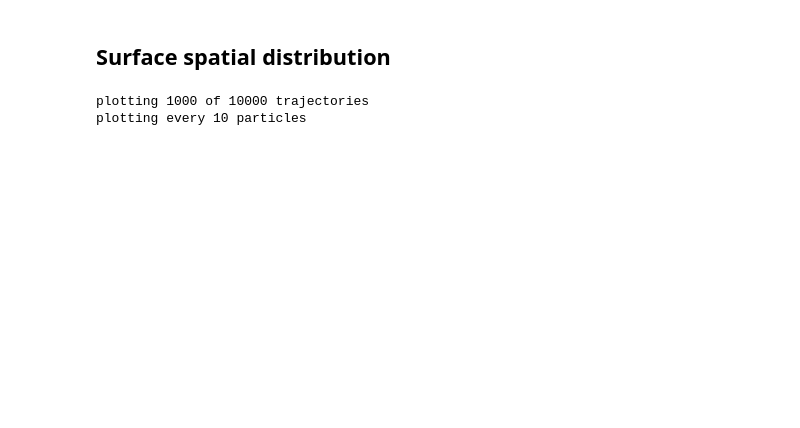
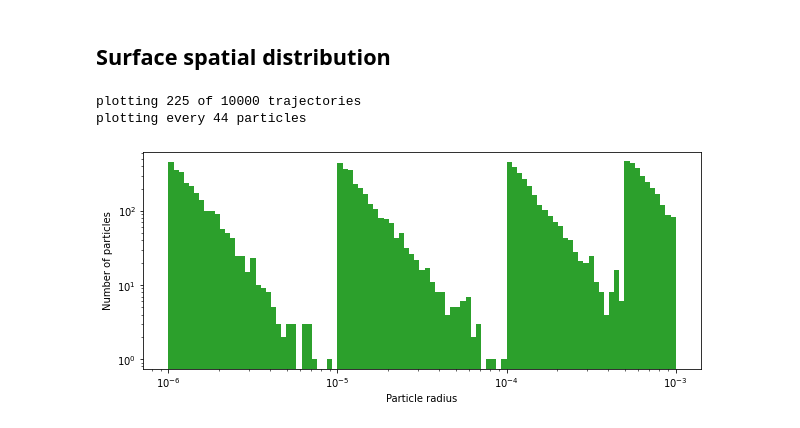
Before and after one commit to OceanParcels/biofouling_3dtransport_2, a Jupyter notebook: Analysis/Locations.ipynb, the cells around one changed output. Drawn from its saved outputs; the diff is of its cells as text; code cells hidden in the pictures; blank space fills up the shorter version.

```diff
--- a/Analysis/Locations.ipynb
+++ b/Analysis/Locations.ipynb
@@ -37,14 +37,26 @@ ds_2 = xr.open_dataset(datadir+'test3_regional_'+region[2]+'_bfadv_Jan_2004_0'+s
 # %%
 dslist = [ds_0, ds_1, ds_2]
 # %%
-number_of_trajectories_to_plot = 1000
+number_of_trajectories_to_plot = 225
 n_plt = number_of_trajectories_to_plot
 f_plt = int(np.round(len(ds_0['traj'])/n_plt))
 print('plotting '+str(n_plt)+' of '+str(len(ds_0['traj']))+' trajectories')
 print('plotting every '+str(f_plt)+' particles')
 # %% [output]
-plotting 1000 of 10000 trajectories
-plotting every 10 particles
+plotting 225 of 10000 trajectories
+plotting every 44 particles
+# %%
+fig = plt.figure(figsize=(10,4)),
+ax=plt.axes()
+for ds in dslist:
+    ax.hist(ds['r_pl'],np.logspace(np.log10(ds['r_pl'].min()).round(),np.log10(ds['r_pl'].max()).round(),100))
+ax.set_xscale('log')
+ax.set_yscale('log')
+ax.set_ylabel('Number of particles')
+ax.set_xlabel('Particle radius')
+plt.show()
+# %% [output]
+[figure, added]
 # %%
 split_ds_0 = list(ds_0.groupby_bins('r_pl',sizebinedges[::-1]))[::-1]
 split_ds_1 = list(ds_1.groupby_bins('r_pl',sizebinedges[::-1]))[::-1]
```
Also changed, not shown: parts of 5 cells of this notebook, 4 other files.
